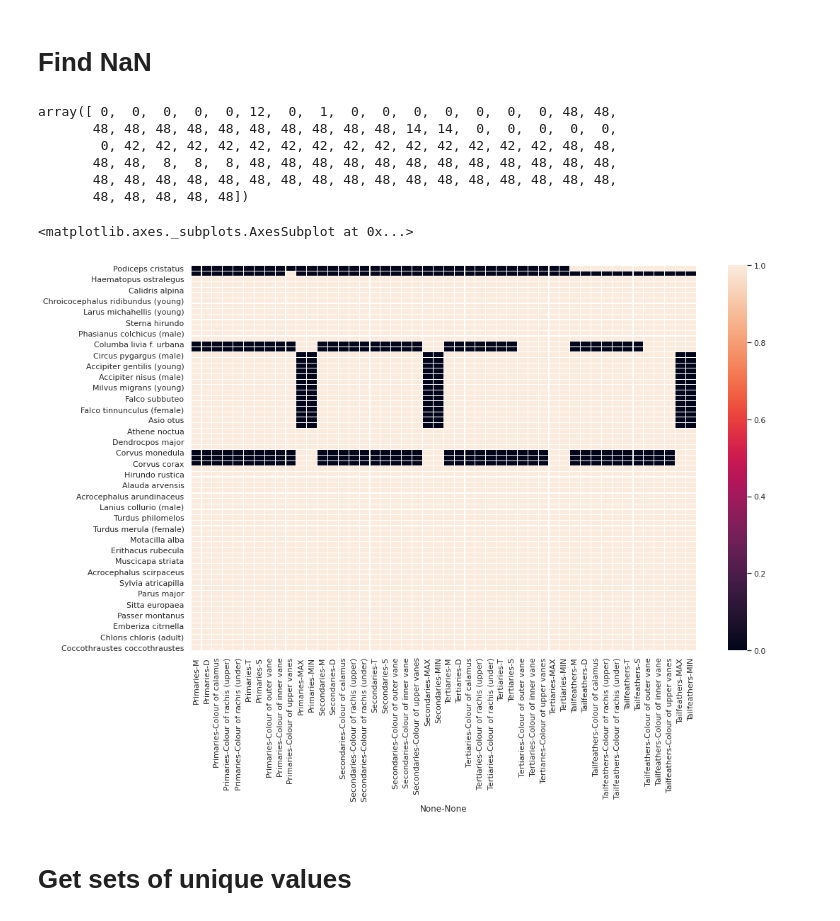
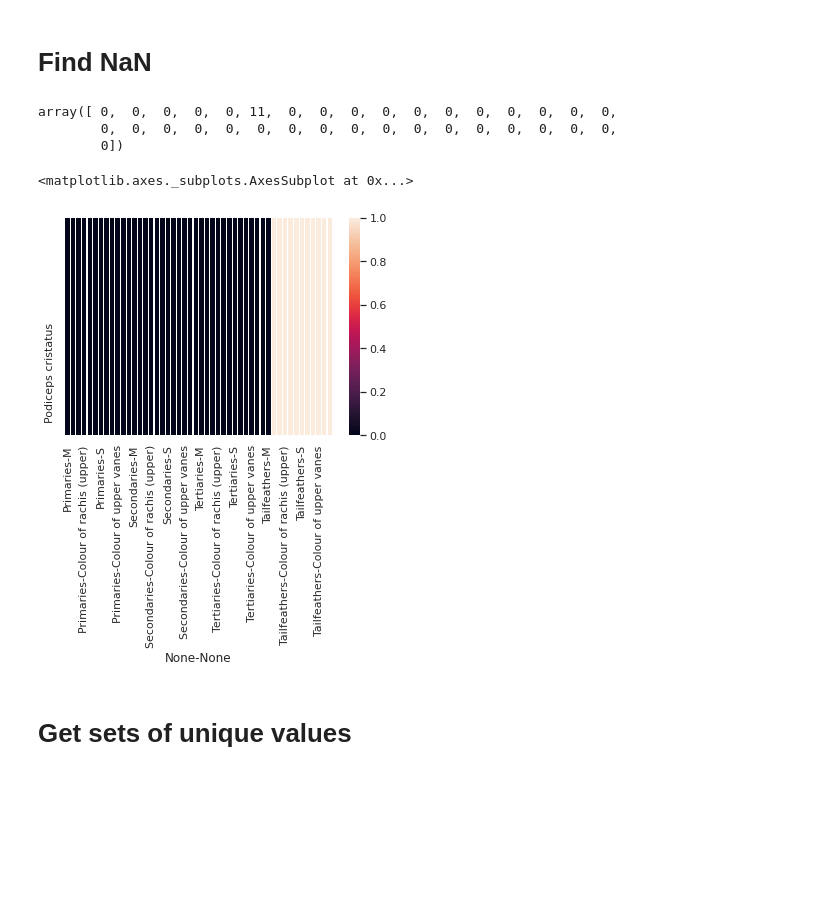
Before and after one commit to Maciej-GBS/SBC, a Jupyter notebook: knowledge/data-analysis.ipynb, the cells around one changed output. Cells and saved outputs as stored; diff of their text form; code cells hidden in the pictures; blank space fills up the shorter version.

```diff
--- a/knowledge/data-analysis.ipynb
+++ b/knowledge/data-analysis.ipynb
@@ -10,7 +10,7 @@ pd.set_option('display.max_columns', None)
 # %% [markdown]
 # Data loading
 # %%
-df = pd.read_csv('database.csv', sep=';', index_col=0, header=0)
+df = pd.read_csv('database.csv', sep=',', index_col=0, header=0)
 # %%
 df.head()
 # %% [output]
@@ -63,20 +63,17 @@ df.head()
 # %%
 df.isna().sum(axis=1).values
 # %% [output]
-array([ 0,  0,  0,  0,  0, 12,  0,  1,  0,  0,  0,  0,  0,  0,  0, 48, 48,
-       48, 48, 48, 48, 48, 48, 48, 48, 48, 48, 14, 14,  0,  0,  0,  0,  0,
-        0, 42, 42, 42, 42, 42, 42, 42, 42, 42, 42, 42, 42, 42, 42, 48, 48,
-       48, 48,  8,  8,  8, 48, 48, 48, 48, 48, 48, 48, 48, 48, 48, 48, 48,
-       48, 48, 48, 48, 48, 48, 48, 48, 48, 48, 48, 48, 48, 48, 48, 48, 48,
-       48, 48, 48, 48, 48])
+array([ 0,  0,  0,  0,  0, 11,  0,  0,  0,  0,  0,  0,  0,  0,  0,  0,  0,
+        0,  0,  0,  0,  0,  0,  0,  0,  0,  0,  0,  0,  0,  0,  0,  0,  0,
+        0])
 # %%
 nan = df.isna().sum(axis=1).values > 0
 # %%
-plt.figure(figsize=(16,10))
+#plt.figure(figsize=(16,10))
 sns.heatmap(df[nan].isna(), linewidths=0.1)
 # %% [output]
 <matplotlib.axes._subplots.AxesSubplot at 0x...>
-[figure, old version]
+[figure, new version]
 # %% [markdown]
 # Get sets of unique values
 # %%
```
Also changed, not shown: parts of 22 cells of this notebook, 2 other files.
